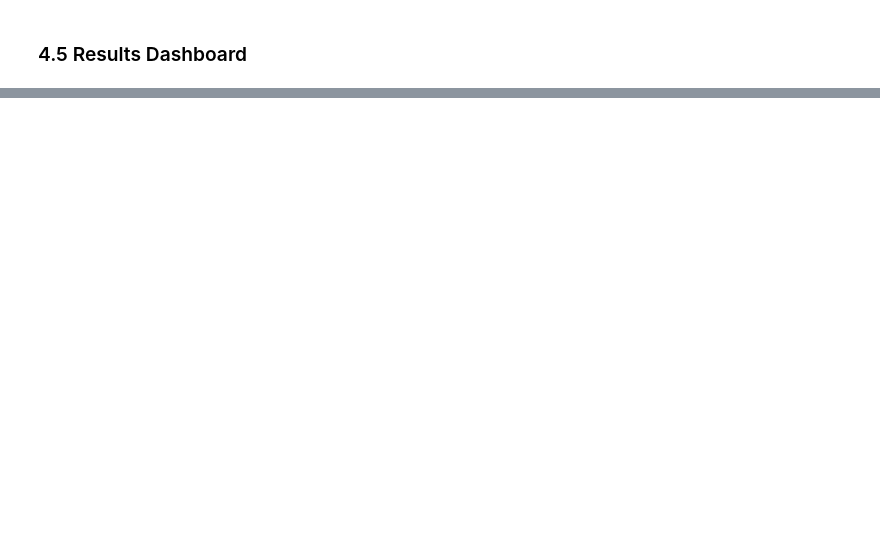
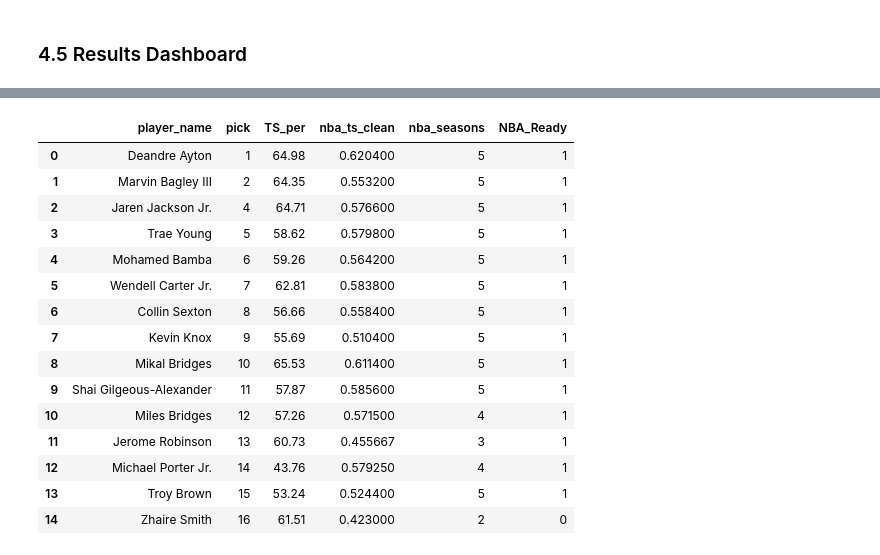
Before and after one commit to elizam343/Pstat100_final_project, a Jupyter notebook: pstat100_final.ipynb, the cells around one changed output, grey strips where cells are left out. Saved outputs shown, nothing was run; the diff lists cells and outputs as text; code cells hidden in the pictures; blank space fills up the shorter version.

```diff
--- a/pstat100_final.ipynb
+++ b/pstat100_final.ipynb
@@ -528,0 +631,3 @@ plt.show()
+# %%
+col_df  = pd.read_csv('data/CollegeBasketballPlayers2009-2021.csv', low_memory=False)
+nba_all = pd.read_csv('data/all_seasons.csv')
@@ -528,0 +636,60 @@ plt.show()
+# %%
+# ── College side ─────────────────────────────────────────────────────────────
+col_d = col_df[col_df['pick'].notna()].copy()
+col_d['pick'] = col_d['pick'].astype(float).astype(int)
+col_d['GP']   = pd.to_numeric(col_d['GP'], errors='coerce').fillna(0)
+
+COL_FEATS = ['pts','treb','ast','eFG','TS_per','bpm','obpm','dbpm',
+             'usg','TP_per','FT_per','stl_per','blk_per']
+
+# Last recorded college season per player, then deduplicate (year, pick)
+# keeping the player with the most games played to resolve the rare case of
+# two players sharing the same pick number in the same year column.
+col_last = (col_d.sort_values(['year','GP'])
+                 .groupby('player_name')[['year','pick','GP'] + COL_FEATS]
+                 .last().reset_index())
+
+col_agg = (col_last.sort_values('GP', ascending=False)
+                   .groupby(['year','pick'])
+                   .first()
+                   .reset_index())
+
+# ── NBA career side ───────────────────────────────────────────────────────────
+nba_c = nba_all[nba_all['draft_year'] != 'Undrafted'].copy()
+nba_c['draft_year']   = pd.to_numeric(nba_c['draft_year'],   errors='coerce')
+nba_c['draft_number'] = pd.to_numeric(nba_c['draft_number'], errors='coerce')
+nba_c = nba_c.dropna(subset=['draft_year','draft_number'])
+
+nba_career = (nba_c.groupby(['draft_year','draft_number'])
+                   .agg(nba_name    =('player_name','first'),
+                        nba_seasons =('season','count'),
+                        nba_ts      =('ts_pct','mean'),
+                        nba_pts     =('pts','mean'),
+                        nba_reb     =('reb','mean'),
+                        nba_ast     =('ast','mean'),
+                        nba_net     =('net_rating','mean'))
+                   .reset_index())
+
+# ── Merge on (draft year, pick number) ───────────────────────────────────────
+merged = col_agg.merge(nba_career,
+                       left_on =['year','pick'],
+                       right_on=['draft_year','draft_number'],
+                       how='inner')
+
+# ── Targets ───────────────────────────────────────────────────────────────────
+merged['NBA_Ready']    = (merged['nba_seasons'] >= 3).astype(int)
+merged['nba_ts_clean'] = merged['nba_ts']          # regression target
+
+merged_clean = merged.dropna(subset=COL_FEATS + ['nba_ts_clean','NBA_Ready'])
+
+train = merged_clean[merged_clean['year'] < 2018]
+test  = merged_clean[merged_clean['year'] == 2018]
+
+print(f"Training set : {len(train)} players  (2009–2017 draft classes)")
+print(f"Test set     : {len(test)}  players  (2018 draft class)")
+print(f"\nNBA Ready (train): {train.NBA_Ready.mean():.1%}")
+print(f"NBA Ready (test) : {test.NBA_Ready.mean():.1%}")
+print(f"\nTest class preview:")
+display(test[['player_name','pick','TS_per','nba_ts_clean','nba_seasons','NBA_Ready']]
+        .sort_values('pick').head(15).reset_index(drop=True))
+# %% [output]
@@ -528,0 +703,16 @@ plt.show()
+|  | player_name | pick | TS_per | nba_ts_clean | nba_seasons | NBA_Ready |
+| 0 | Deandre Ayton | 1 | 64.98 | 0.620400 | 5 | 1 |
+| 1 | Marvin Bagley III | 2 | 64.35 | 0.553200 | 5 | 1 |
+| 2 | Jaren Jackson Jr. | 4 | 64.71 | 0.576600 | 5 | 1 |
+| 3 | Trae Young | 5 | 58.62 | 0.579800 | 5 | 1 |
+| 4 | Mohamed Bamba | 6 | 59.26 | 0.564200 | 5 | 1 |
+| 5 | Wendell Carter Jr. | 7 | 62.81 | 0.583800 | 5 | 1 |
+| 6 | Collin Sexton | 8 | 56.66 | 0.558400 | 5 | 1 |
+| 7 | Kevin Knox | 9 | 55.69 | 0.510400 | 5 | 1 |
+| 8 | Mikal Bridges | 10 | 65.53 | 0.611400 | 5 | 1 |
+| 9 | Shai Gilgeous-Alexander | 11 | 57.87 | 0.585600 | 5 | 1 |
+| 10 | Miles Bridges | 12 | 57.26 | 0.571500 | 4 | 1 |
+| 11 | Jerome Robinson | 13 | 60.73 | 0.455667 | 3 | 1 |
+| 12 | Michael Porter Jr. | 14 | 43.76 | 0.579250 | 4 | 1 |
+| 13 | Troy Brown | 15 | 53.24 | 0.524400 | 5 | 1 |
+| 14 | Zhaire Smith | 16 | 61.51 | 0.423000 | 2 | 0 |
```
Also changed, not shown: parts of 24 cells of this notebook, 9 other files.
